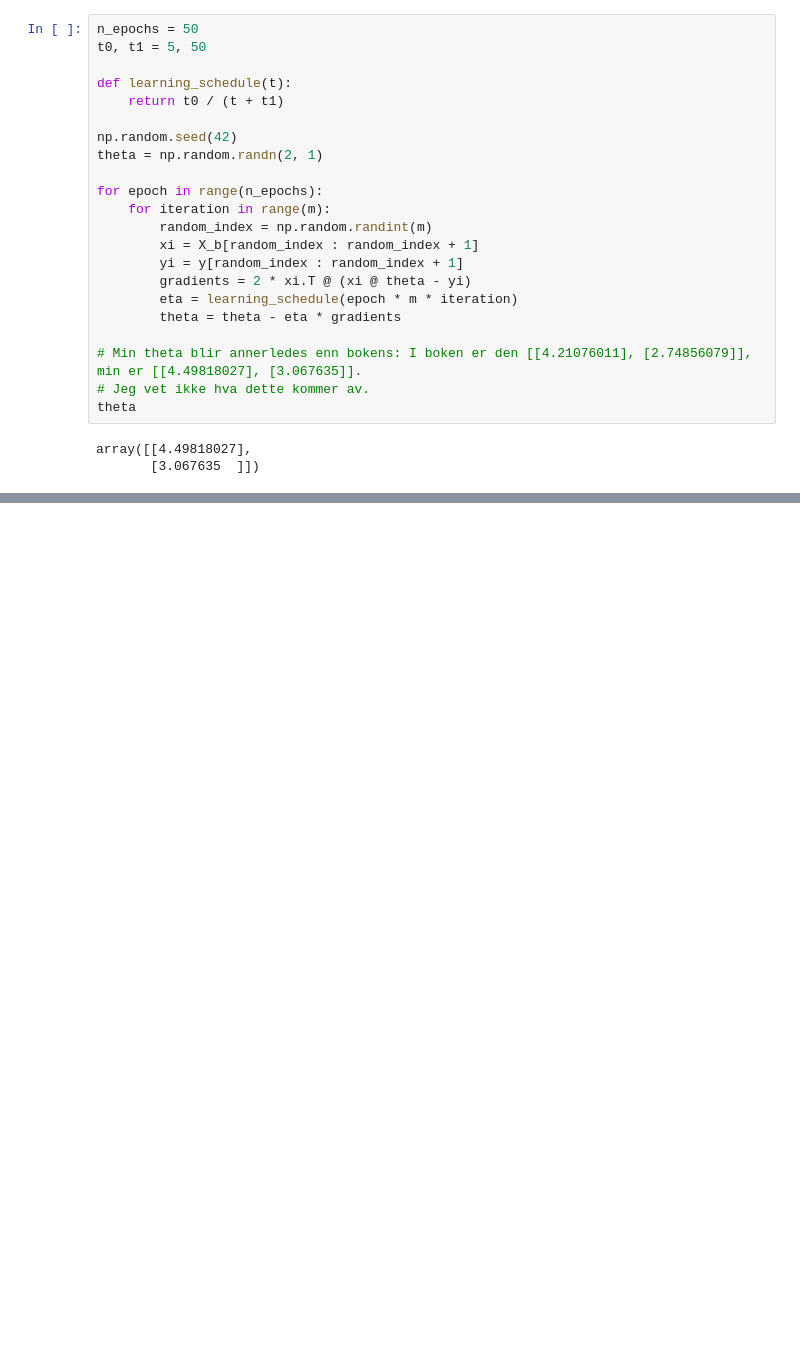
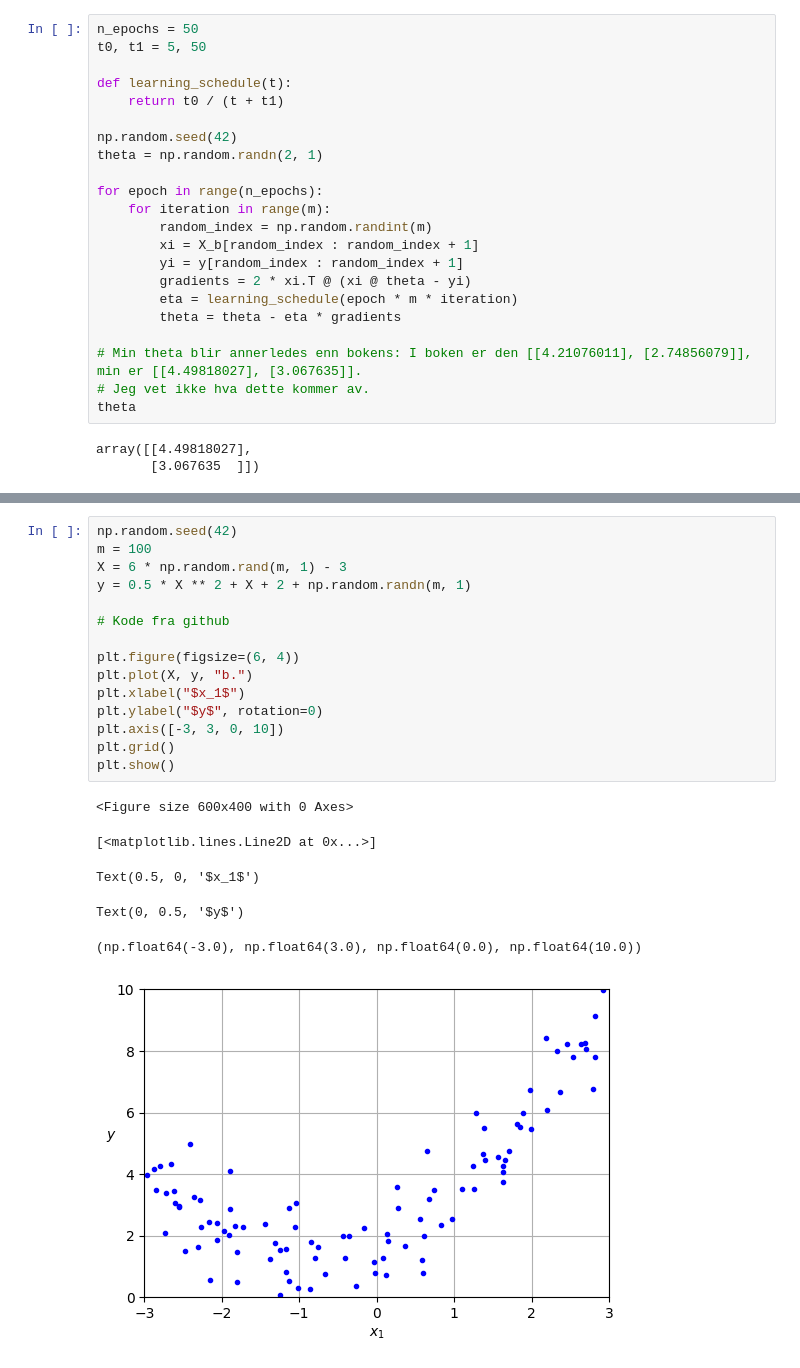
Before and after one commit to JoachimKvamme/hands_on_machine_learning_with_jupyter, a Jupyter notebook: ch4_training_models.ipynb, the cells around one changed output, grey strips where cells are left out. Cells and saved outputs as stored; diff of their text form; blank space fills up the shorter version.

```diff
--- a/ch4_training_models.ipynb
+++ b/ch4_training_models.ipynb
@@ -111,0 +123,22 @@ array([[4.49818027],
+# %%
+np.random.seed(42)
+m = 100
+X = 6 * np.random.rand(m, 1) - 3
+y = 0.5 * X ** 2 + X + 2 + np.random.randn(m, 1)
+
+# Kode fra github
+
+plt.figure(figsize=(6, 4))
+plt.plot(X, y, "b.")
+plt.xlabel("$x_1$")
+plt.ylabel("$y$", rotation=0)
+plt.axis([-3, 3, 0, 10])
+plt.grid()
+plt.show()
+# %% [output]
+<Figure size 600x400 with 0 Axes>
+[<matplotlib.lines.Line2D at 0x...>]
+Text(0.5, 0, '$x_1$')
+Text(0, 0.5, '$y$')
+(np.float64(-3.0), np.float64(3.0), np.float64(0.0), np.float64(10.0))
+[figure, added]
```
Also changed, not shown: parts of 4 cells of this notebook.
